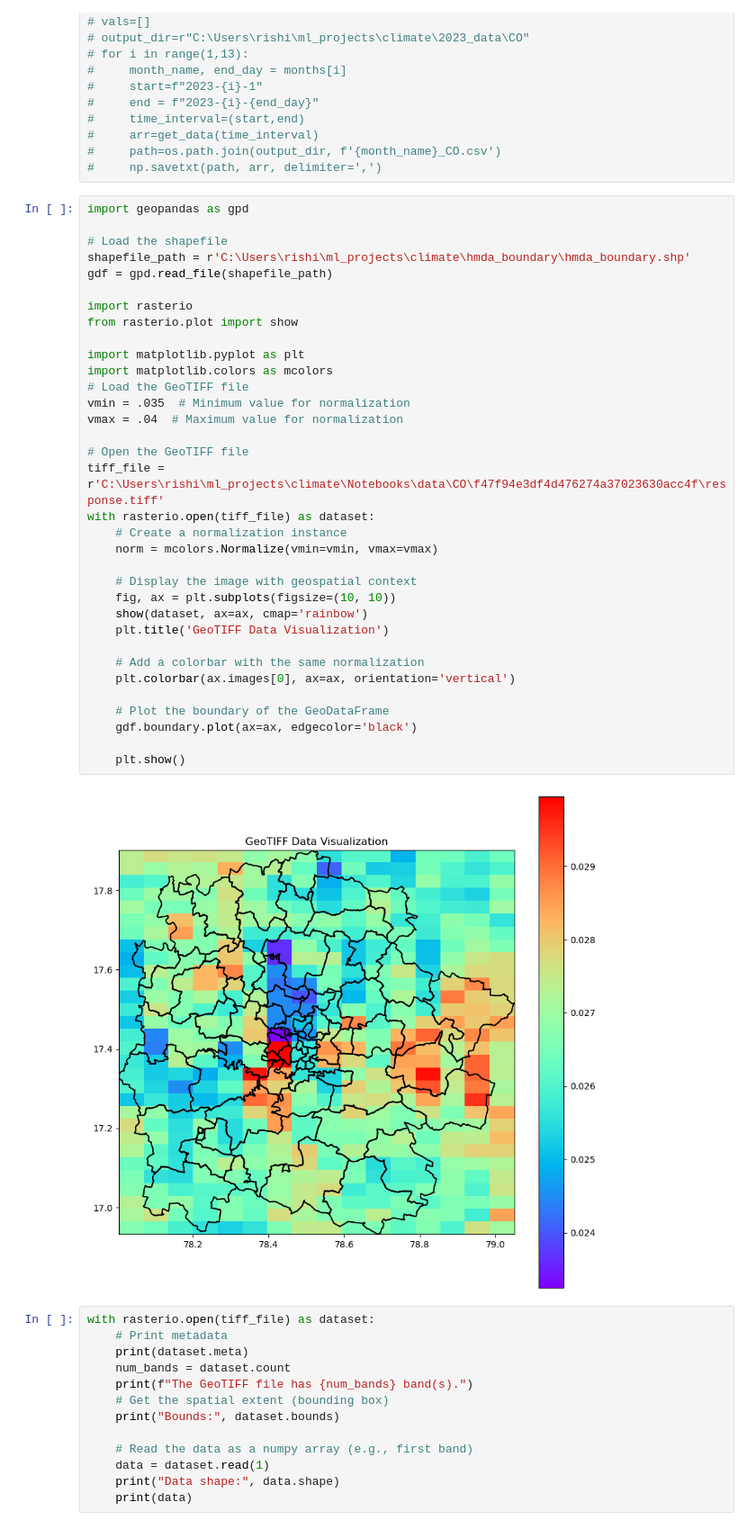
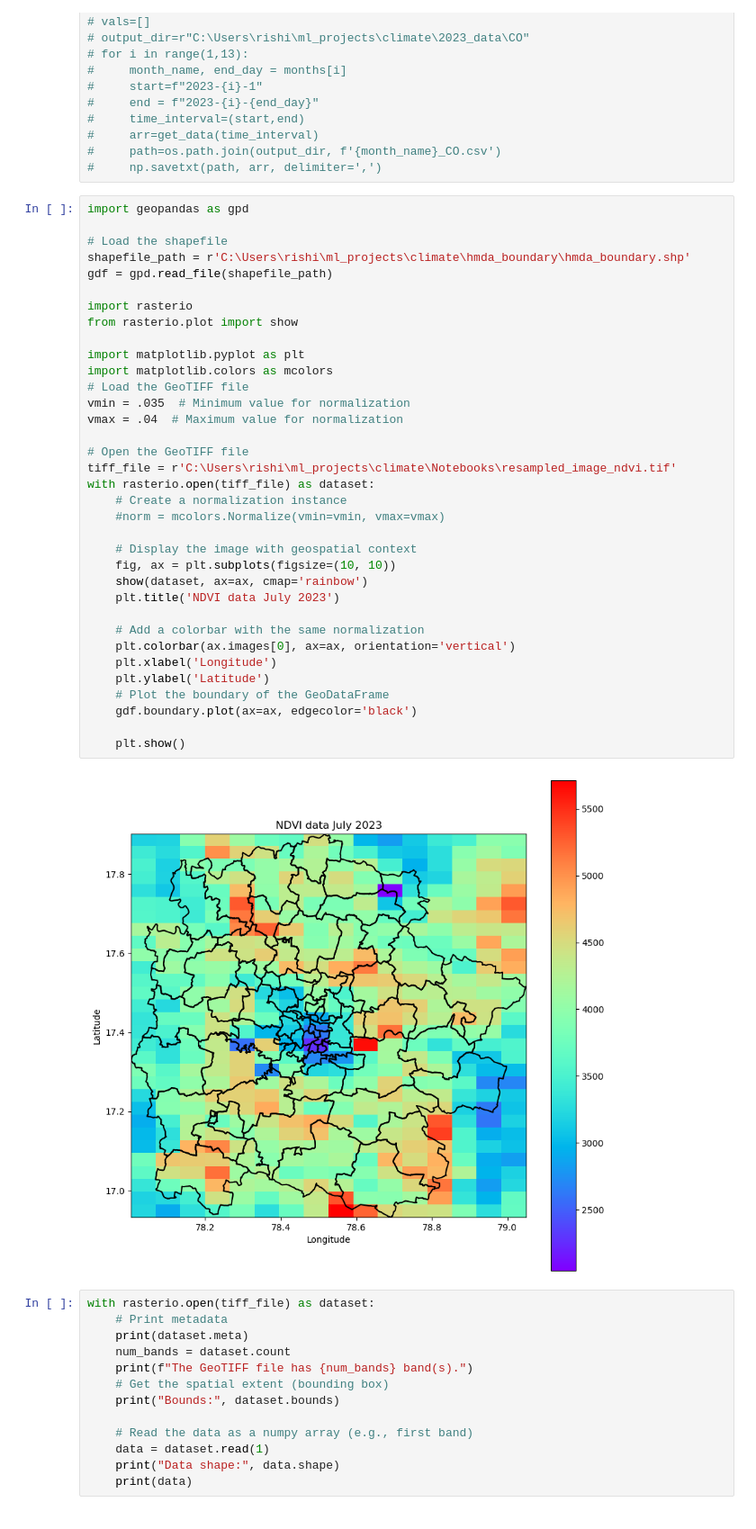
Before and after one commit to Rishi-Bharadwaj/air_pollution_correlation, a Jupyter notebook: Notebooks/straight_tiff.ipynb, the cells around one changed output. Shown at 90% size. Cells and saved outputs as stored; diff of their text form.

```diff
--- a/Notebooks/straight_tiff.ipynb
+++ b/Notebooks/straight_tiff.ipynb
@@ -135,38 +135,39 @@ array([[0.02738113, 0.02771032, 0.02755999, 0.0276325 , 0.02751422,
 import geopandas as gpd
 
 # Load the shapefile
 shapefile_path = r'C:\Users\rishi\ml_projects\climate\hmda_boundary\hmda_boundary.shp'
 gdf = gpd.read_file(shapefile_path)
 
 import rasterio
 from rasterio.plot import show
 
 import matplotlib.pyplot as plt
 import matplotlib.colors as mcolors
 # Load the GeoTIFF file
 vmin = .035  # Minimum value for normalization
 vmax = .04  # Maximum value for normalization
 
 # Open the GeoTIFF file
-tiff_file = r'C:\Users\rishi\ml_projects\climate\Notebooks\data\CO\f47f94e3df4d476274a37023630acc4f\response.tiff'
+tiff_file = r'C:\Users\rishi\ml_projects\climate\Notebooks\resampled_image_ndvi.tif'
 with rasterio.open(tiff_file) as dataset:
     # Create a normalization instance
-    norm = mcolors.Normalize(vmin=vmin, vmax=vmax)
+    #norm = mcolors.Normalize(vmin=vmin, vmax=vmax)
 
     # Display the image with geospatial context
     fig, ax = plt.subplots(figsize=(10, 10))
     show(dataset, ax=ax, cmap='rainbow')
-    plt.title('GeoTIFF Data Visualization')
+    plt.title('NDVI data July 2023')
 
     # Add a colorbar with the same normalization
     plt.colorbar(ax.images[0], ax=ax, orientation='vertical')
-
+    plt.xlabel('Longitude')
+    plt.ylabel('Latitude')
     # Plot the boundary of the GeoDataFrame
     gdf.boundary.plot(ax=ax, edgecolor='black')
 
     plt.show()
 # %% [output]
-[figure, old version]
+[figure, new version]
 # %%
 with rasterio.open(tiff_file) as dataset:
     # Print metadata
```
Also changed, not shown: 11 other files.
